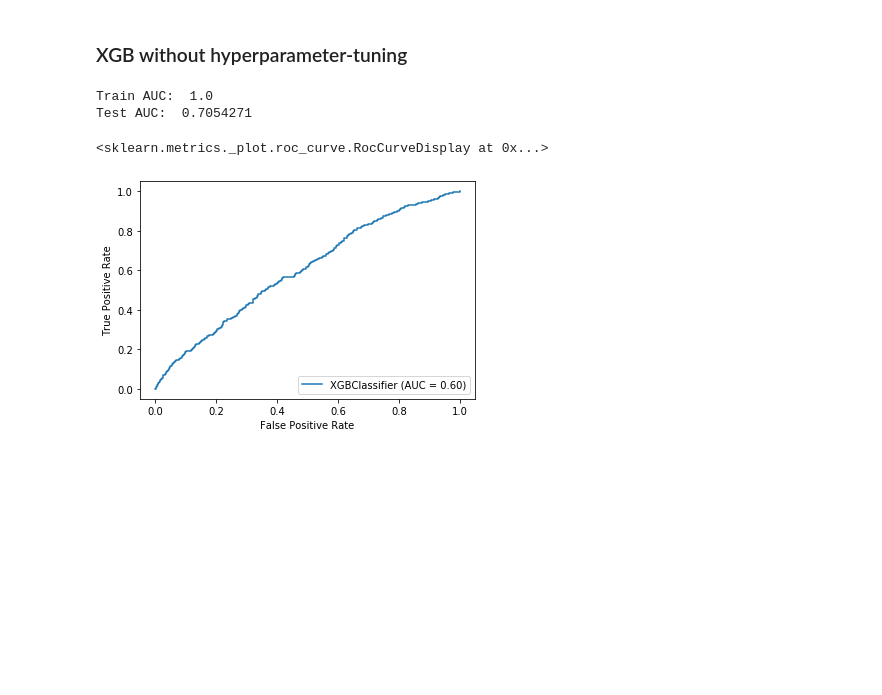
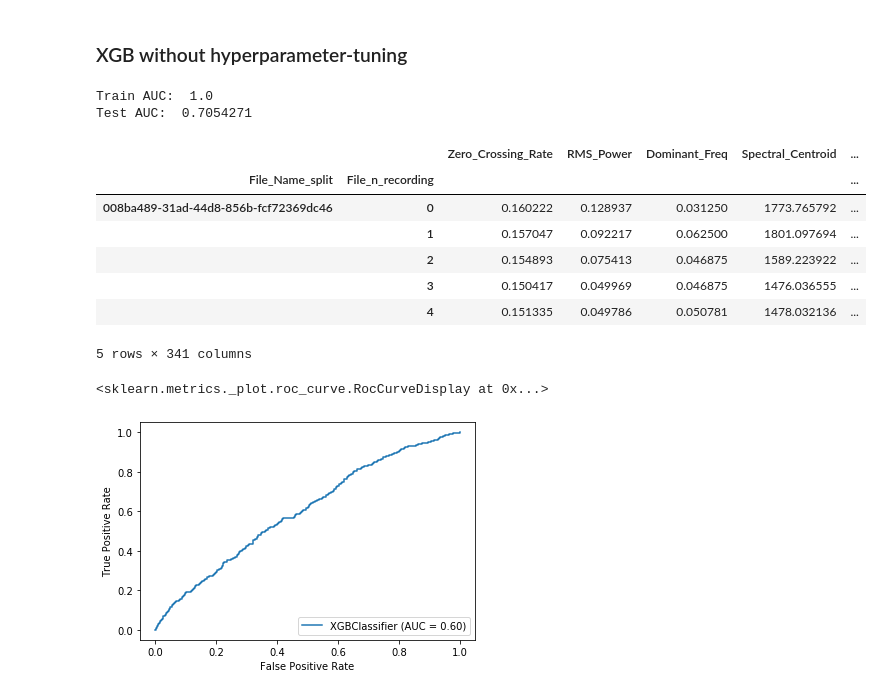
Before and after one commit to clelf/ML_Project2, a Jupyter notebook: scripts/XGBoost_tuned.ipynb, the cells around one changed output. Drawn from its saved outputs; the diff is of its cells as text; code cells hidden in the pictures; blank space fills up the shorter version.

```diff
--- a/scripts/XGBoost_tuned.ipynb
+++ b/scripts/XGBoost_tuned.ipynb
@@ -52,6 +56,17 @@ print("Test AUC: ", (cv_results["test-auc-mean"]).iloc[-1])
 # %% [output]
 Train AUC:  1.0
 Test AUC:  0.7054271
+# %%
+X_train.head()
+# %% [output]
+|  |  | Zero_Crossing_Rate | RMS_Power | Dominant_Freq | Spectral_Centroid | ... |
+| File_Name_split | File_n_recording |  |  |  |  | ... |
+| 008ba489-31ad-44d8-856b-fcf72369dc46 | 0 | 0.160222 | 0.128937 | 0.031250 | 1773.765792 | ... |
+|  | 1 | 0.157047 | 0.092217 | 0.062500 | 1801.097694 | ... |
+|  | 2 | 0.154893 | 0.075413 | 0.046875 | 1589.223922 | ... |
+|  | 3 | 0.150417 | 0.049969 | 0.046875 | 1476.036555 | ... |
+|  | 4 | 0.151335 | 0.049786 | 0.050781 | 1478.032136 | ... |
+5 rows × 341 columns
 # %%
 xgb_model = xgb.XGBClassifier(objective='binary:logistic',
                               max_depth=50,
```
Also changed, not shown: parts of 3 cells of this notebook, 6 other files.
